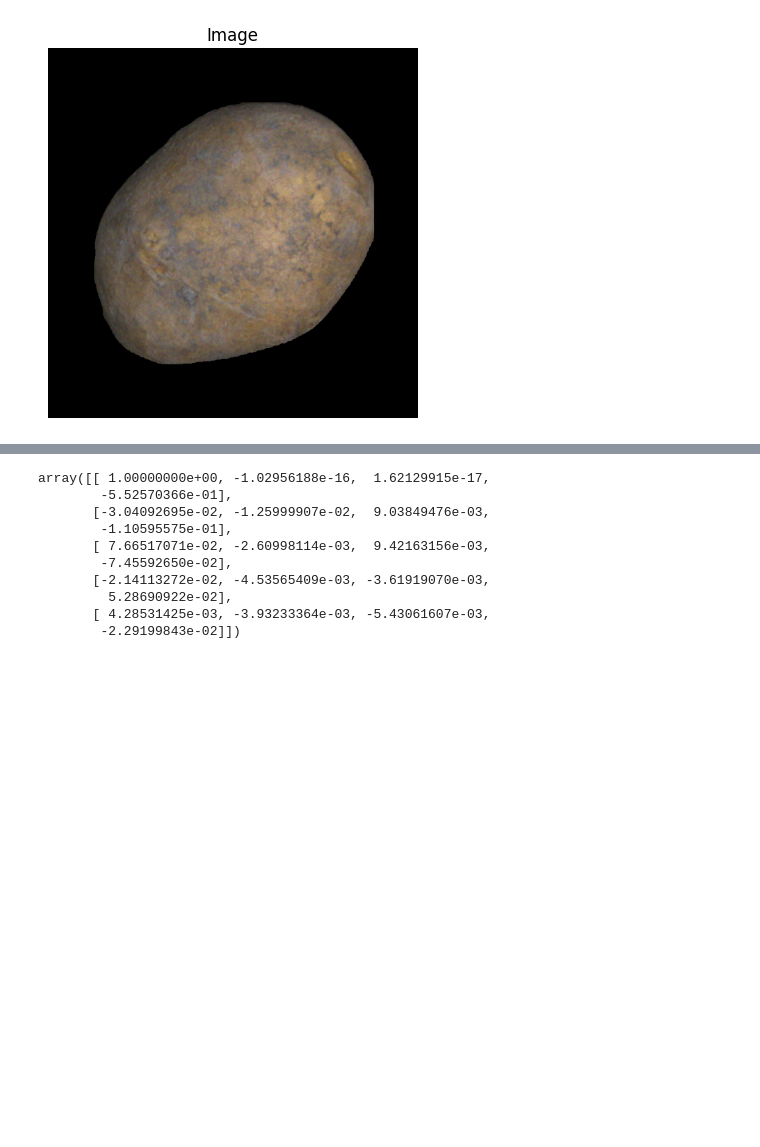
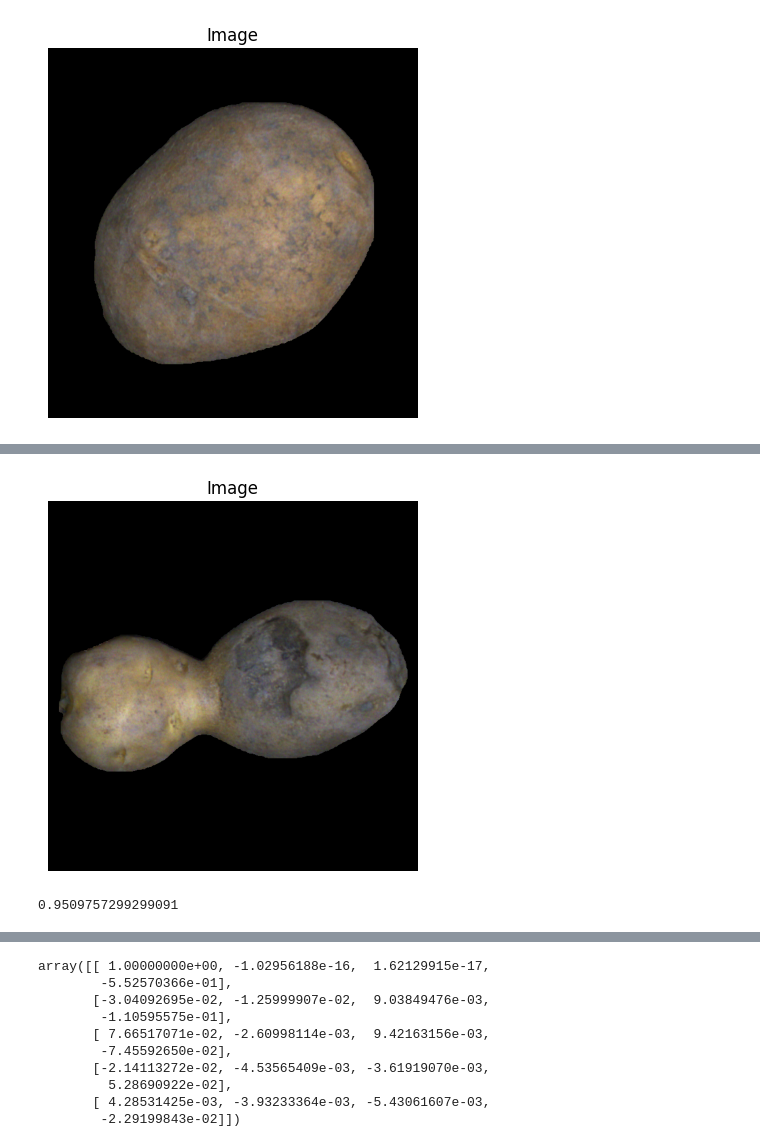
Before and after one commit to code-BSOD/malformed_potato, a Jupyter notebook: Fourier_Related/harmonics_extract.ipynb, the cells around one changed output, grey strips where cells are left out. Saved outputs shown, nothing was run; the diff lists cells and outputs as text; code cells hidden in the pictures; blank space fills up the shorter version.

```diff
--- a/Fourier_Related/harmonics_extract.ipynb
+++ b/Fourier_Related/harmonics_extract.ipynb
@@ -174,0 +213,21 @@ else:
+# %%
+image = cv2.imread(image_to_predict_path)
+
+# Check if the image was loaded successfully
+if image is None:
+    print("Error loading image")
+else:
+    # Convert the BGR image to RGB for Matplotlib
+    rgb_image = cv2.cvtColor(image, cv2.COLOR_BGR2RGB)
+
+    # Plot the image
+    plt.imshow(rgb_image)
+    plt.title("Image")
+    plt.axis('off')  # Hide axis labels
+    plt.show()
+# %% [output]
+[figure, added]
+# %%
+calculate_separator(good_potato_10_harmonics)
+# %% [output]
+0.9509757299299091
```
Also changed, not shown: parts of 11 cells of this notebook, 8 other files.
